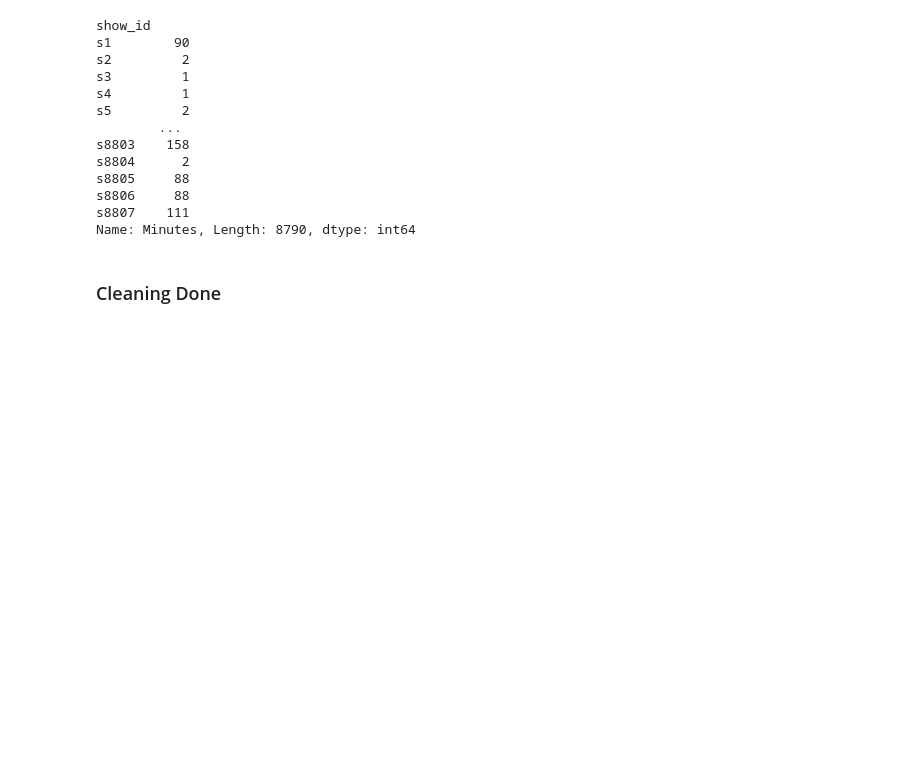
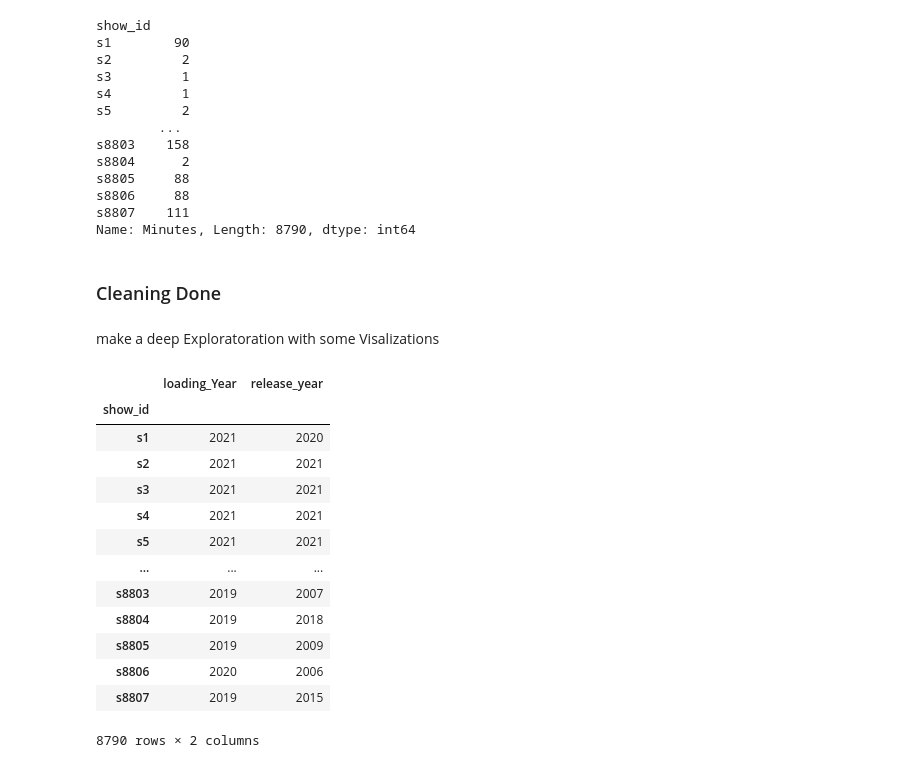
Before and after one commit to Rezashatery/Netflix-Movies-and-TV-Shows-, a Jupyter notebook: netflix-analysis.ipynb, the cells around one changed output. Cells and saved outputs as stored; diff of their text form; code cells hidden in the pictures; blank space fills up the shorter version.

Commit message:
some Visalizations

```diff
--- a/netflix-analysis.ipynb
+++ b/netflix-analysis.ipynb
@@ -275,3 +275,23 @@ Name: Minutes, Length: 8790, dtype: int64
 # %% [markdown]
 
 ### Cleaning Done
+# %% [markdown]
+make a deep Exploratoration with some Visalizations
+# %%
+df_temp=df[['loading_Year','release_year']]
+df_temp
+# %% [output]
+|  | loading_Year | release_year |
+| show_id |  |  |
+| s1 | 2021 | 2020 |
+| s2 | 2021 | 2021 |
+| s3 | 2021 | 2021 |
+| s4 | 2021 | 2021 |
+| s5 | 2021 | 2021 |
+| ... | ... | ... |
+| s8803 | 2019 | 2007 |
+| s8804 | 2019 | 2018 |
+| s8805 | 2019 | 2009 |
+| s8806 | 2020 | 2006 |
+| s8807 | 2019 | 2015 |
+8790 rows × 2 columns
```
Also changed, not shown: parts of 1 cell of this notebook.
